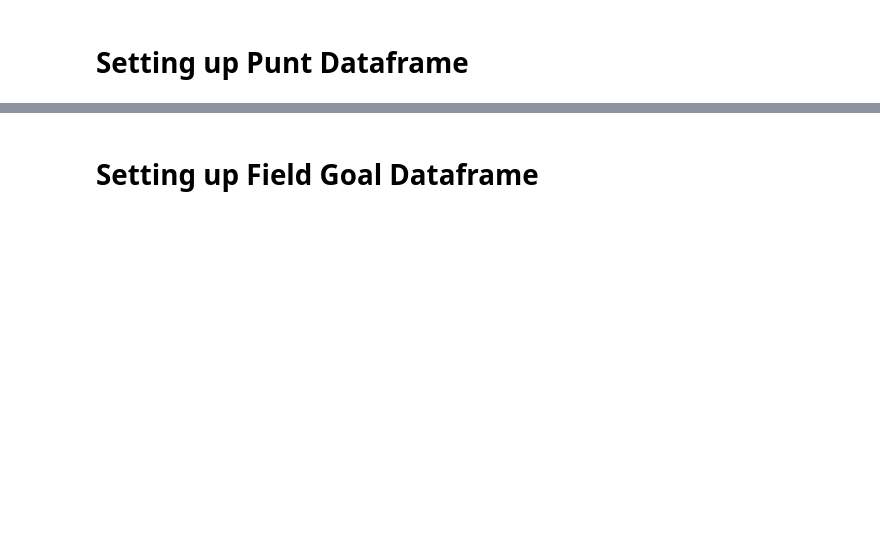
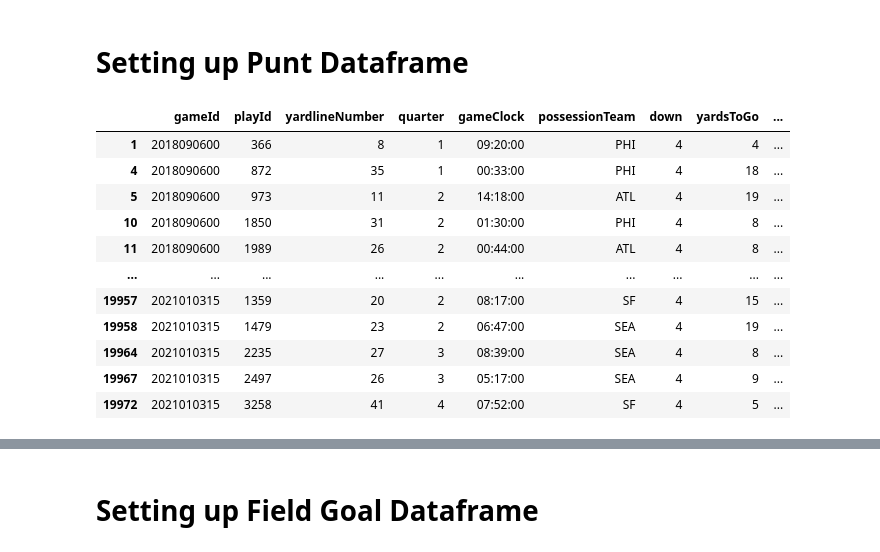
Before and after one commit to chazmorton/NFL-Play-Type-Prediction, a Jupyter notebook: Overall Dataframe.ipynb, the cells around one changed output, grey strips where cells are left out. Saved outputs shown, nothing was run; the diff lists cells and outputs as text; code cells hidden in the pictures; blank space fills up the shorter version.

```diff
--- a/Overall Dataframe.ipynb
+++ b/Overall Dataframe.ipynb
@@ -126,14 +174,36 @@ dtype: int64
 # %% [markdown]
 # Setting up Punt Dataframe
 # %%
-df_2022 = pd.read_csv('Data/NFL2022Plays.csv')
+df_2022_plays = pd.read_csv('Data/NFL2022Plays.csv')
+df_2022_games = pd.read_csv('Data/NFL2022Games.csv')
 
-df_punts = df_2022[["gameId", "playId", "yardlineNumber", "quarter", "gameClock", "possessionTeam", "down", "yardsToGo", "yardlineSide", "preSnapHomeScore", "preSnapVisitorScore", "specialTeamsPlayType"]]
+df_punts = df_2022_plays[["gameId", "playId", "yardlineNumber", "quarter", "gameClock", "possessionTeam", "down", "yardsToGo", "yardlineSide", "preSnapHomeScore", "preSnapVisitorScore", "specialTeamsPlayType"]]
 df_punts = df_punts.loc[df_punts["specialTeamsPlayType"] == "Punt"]
 df_punts = df_punts.drop(columns=["specialTeamsPlayType"])
+
+for col in ["homeTeamAbbr", "visitorTeamAbbr"]:
+    df_punts[col] = None
+
+for index, row in df_punts.iterrows():
+    nowGameId = row["gameId"]
+    matching_row = df_2022_games[df_2022_games['gameId'] == nowGameId]
+    df_punts.at[index, "homeTeamAbbr"] = matching_row["homeTeamAbbr"].iloc[0]
+    df_punts.at[index, "visitorTeamAbbr"] = matching_row["visitorTeamAbbr"].iloc[0]
 
 # Adding playType "Punt"
 df_punts["playType"] = "Punt"
 
-print(df_punts)
+df_punts
 # %% [output]
+|  | gameId | playId | yardlineNumber | quarter | gameClock | possessionTeam | down | yardsToGo | ... |
+| 1 | 2018090600 | 366 | 8 | 1 | 09:20:00 | PHI | 4 | 4 | ... |
+| 4 | 2018090600 | 872 | 35 | 1 | 00:33:00 | PHI | 4 | 18 | ... |
+| 5 | 2018090600 | 973 | 11 | 2 | 14:18:00 | ATL | 4 | 19 | ... |
+| 10 | 2018090600 | 1850 | 31 | 2 | 01:30:00 | PHI | 4 | 8 | ... |
+| 11 | 2018090600 | 1989 | 26 | 2 | 00:44:00 | ATL | 4 | 8 | ... |
+| ... | ... | ... | ... | ... | ... | ... | ... | ... | ... |
+| 19957 | 2021010315 | 1359 | 20 | 2 | 08:17:00 | SF | 4 | 15 | ... |
+| 19958 | 2021010315 | 1479 | 23 | 2 | 06:47:00 | SEA | 4 | 19 | ... |
+| 19964 | 2021010315 | 2235 | 27 | 3 | 08:39:00 | SEA | 4 | 8 | ... |
+| 19967 | 2021010315 | 2497 | 26 | 3 | 05:17:00 | SEA | 4 | 9 | ... |
+| 19972 | 2021010315 | 3258 | 41 | 4 | 07:52:00 | SF | 4 | 5 | ... |
```
Also changed, not shown: parts of 28 cells of this notebook.
